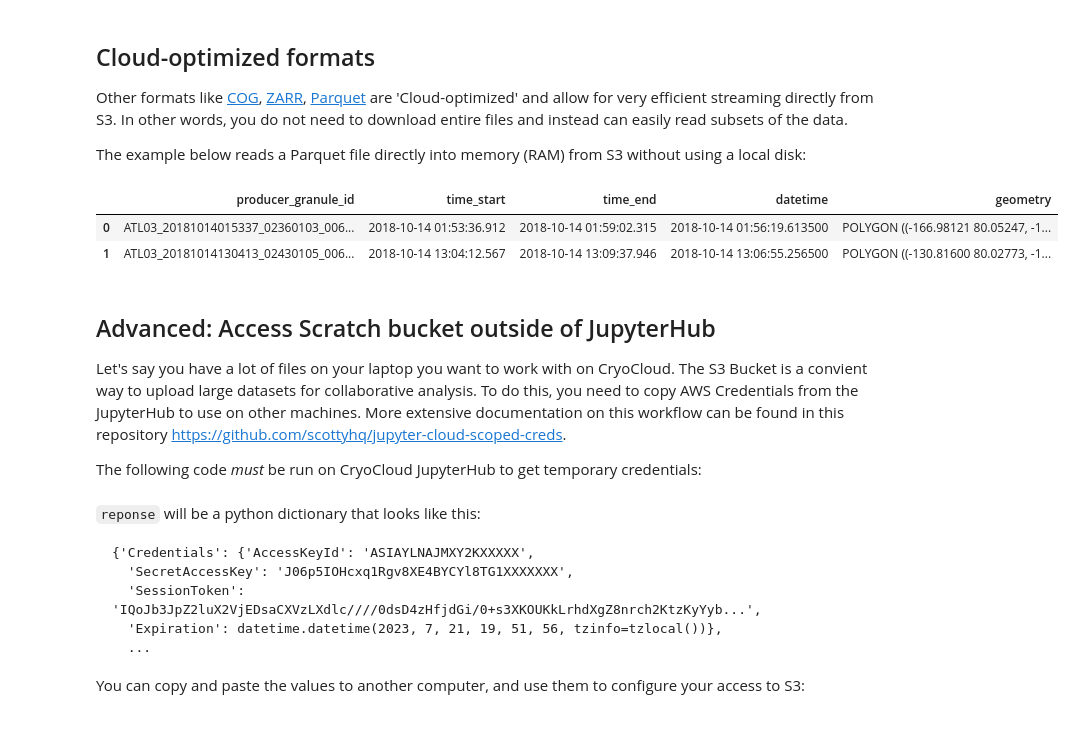
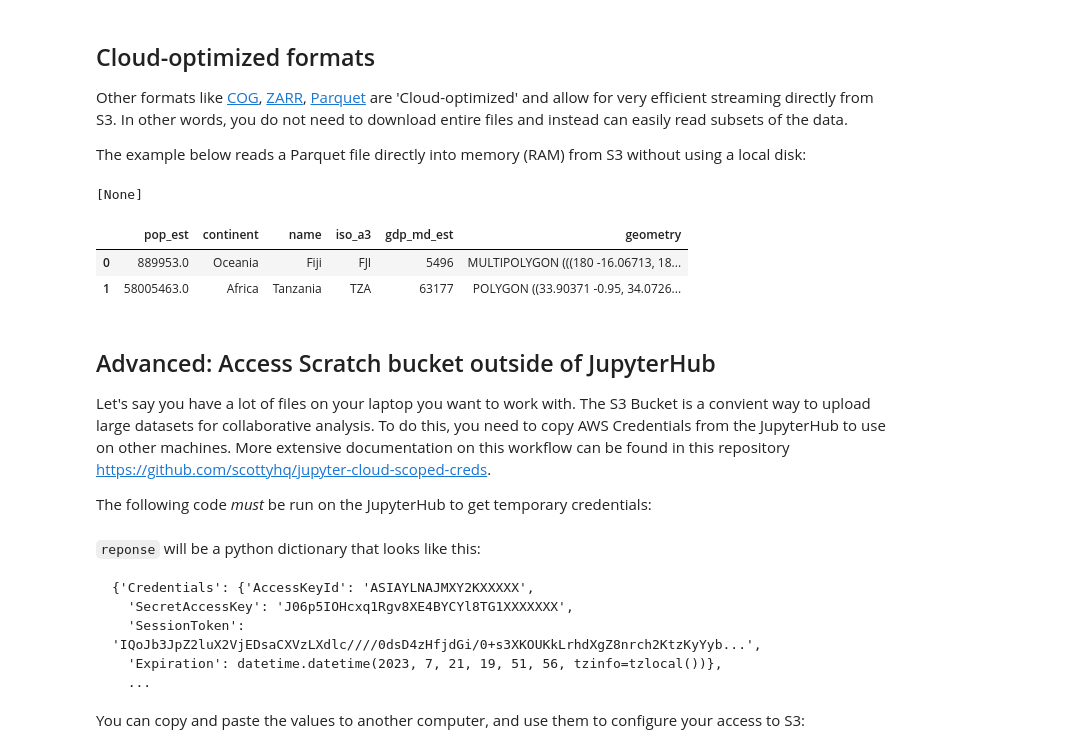
Before and after one commit to nmfs-opensci/NOAAHackDays, a Jupyter notebook: topics-skills/03-ScratchBucket.ipynb, the cells around one changed output. Cells and saved outputs as stored; diff of their text form; code cells hidden in the pictures.

Commit message:
remove nasa stuff

```diff
--- a/topics-skills/03-ScratchBucket.ipynb
+++ b/topics-skills/03-ScratchBucket.ipynb
@@ -56,8 +42,7 @@ It's great to store data in S3 buckets because this storage features very high n
 # %%
-# I'm working with this file downloaded from NSIDC:
-local_file = '/tmp/ATL03_20230103090928_02111806_006_01.h5'
+local_file = '~/NOAAHackDays/topics-2025/2025-02-14-earthdata/littlecube.nc'
 
-remote_object = f"{scratch}/ATL03_20230103090928_02111806_006_01.h5"
+remote_object = f"{scratch}/littlecube.nc"
 
 s3.upload(local_file, remote_object)
 # %% [output]
@@ -142,5 +133,5 @@ fs = fsspec.filesystem("simplecache",
 # The `simplecache` setting above will download the full file to /tmp/files
 print(remote_object)
 with fs.open(remote_object) as f:
-    ds = xr.open_dataset(f.name, group='/gt3r/heights') # NOTE: pass f.name for local cached path
+    ds = xr.open_dataset(f.name) # NOTE: pass f.name for local cached path
 # %% [output]
@@ -171,19 +153,28 @@ Attributes:
 Other formats like [COG](https://www.cogeo.org), [ZARR](https://zarr.readthedocs.io/en/stable/), [Parquet](https://parquet.apache.org) are 'Cloud-optimized' and allow for very efficient streaming directly from S3. In other words, you do not need to download entire files and instead can easily read subsets of the data.
 
 The example below reads a Parquet file directly into memory (RAM) from S3 without using a local disk:
+# %%
+# first upload the file
+local_file = '~/NOAAHackDays/topics-2025/resources/example.parquet'
+
+remote_object = f"{scratch}/example.parquet"
+
+s3.upload(local_file, remote_object)
+# %% [output]
+[None]
 # %%
-gf = gpd.read_parquet('s3://nasa-cryo-scratch/scottyhq/IS2_Alaska.parquet')
+gf = gpd.read_parquet(remote_object)
 gf.head(2)
 # %% [output]
-|  | producer_granule_id | time_start | time_end | datetime | geometry |
-| 0 | ATL03_20181014015337_02360103_006... | 2018-10-14 01:53:36.912 | 2018-10-14 01:59:02.315 | 2018-10-14 01:56:19.613500 | POLYGON ((-166.98121 80.05247, -1... |
-| 1 | ATL03_20181014130413_02430105_006... | 2018-10-14 13:04:12.567 | 2018-10-14 13:09:37.946 | 2018-10-14 13:06:55.256500 | POLYGON ((-130.81600 80.02773, -1... |
+|  | pop_est | continent | name | iso_a3 | gdp_md_est | geometry |
+| 0 | 889953.0 | Oceania | Fiji | FJI | 5496 | MULTIPOLYGON (((180 -16.06713, 18... |
+| 1 | 58005463.0 | Africa | Tanzania | TZA | 63177 | POLYGON ((33.90371 -0.95, 34.0726... |
 # %% [markdown]
 ## Advanced: Access Scratch bucket outside of JupyterHub
 
-Let's say you have a lot of files on your laptop you want to work with on CryoCloud. The S3 Bucket is a convient way to upload large datasets for collaborative analysis. To do this, you need to copy AWS Credentials from the JupyterHub to use on other machines. More extensive documentation on this workflow can be found in this repository https://github.com/scottyhq/jupyter-cloud-scoped-creds.
+Let's say you have a lot of files on your laptop you want to work with. The S3 Bucket is a convient way to upload large datasets for collaborative analysis. To do this, you need to copy AWS Credentials from the JupyterHub to use on other machines. More extensive documentation on this workflow can be found in this repository https://github.com/scottyhq/jupyter-cloud-scoped-creds.
 
-The following code *must* be run on CryoCloud JupyterHub to get temporary credentials:
+The following code *must* be run on the JupyterHub to get temporary credentials:
 # %%
 client = boto3.client('sts')
 
```
Also changed, not shown: parts of 20 cells of this notebook.
